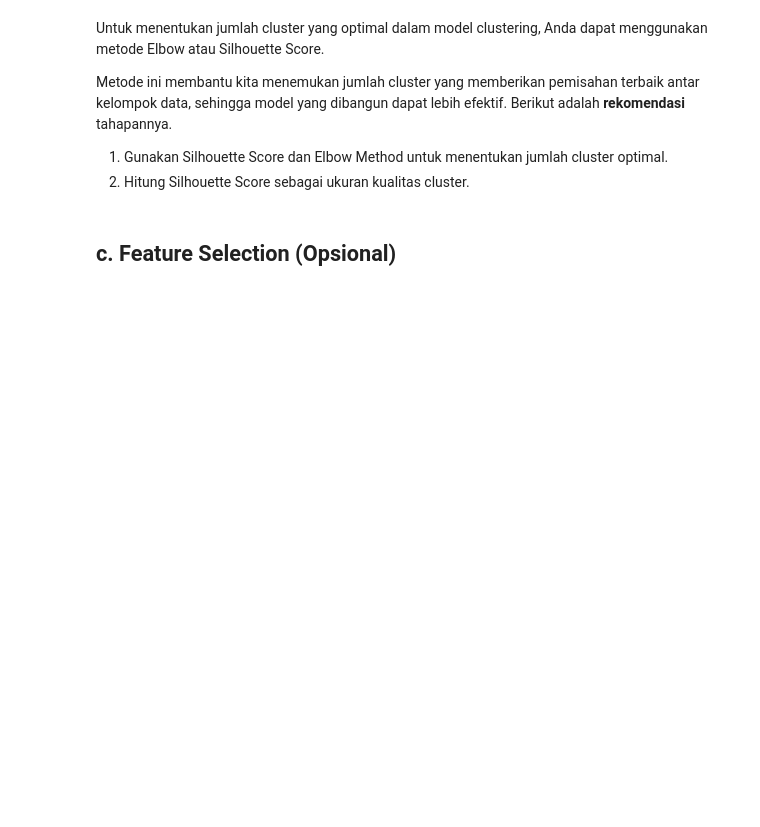
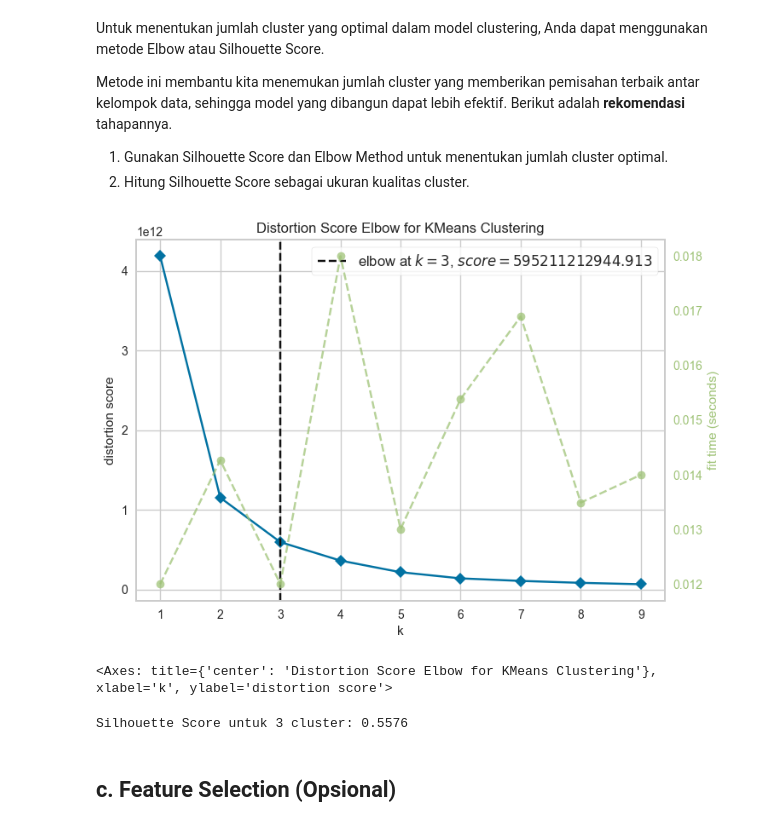
Before and after one commit to MrasyidN/belajarMachineLearning, a Jupyter notebook: Proyek/[Clustering]_Submission_Akhir_BMLP_MuhammadRasyidNurrohim.ipynb, the cells around one changed output. Saved outputs shown, nothing was run; the diff lists cells and outputs as text; code cells hidden in the pictures; blank space fills up the shorter version.

```diff
--- a/Proyek/[Clustering]_Submission_Akhir_BMLP_MuhammadRasyidNurrohim.ipynb
+++ b/Proyek/[Clustering]_Submission_Akhir_BMLP_MuhammadRasyidNurrohim.ipynb
@@ -562,3 +591,24 @@ Metode ini membantu kita menemukan jumlah cluster yang memberikan pemisahan terb
+# %%
+# melakukan clustering dengan menggunakan kmeans clustering
+kmeans = KMeans()
+
+# Inisialisasi visualizer KElbow untuk menentukan jumlah cluster optimal
+visualizer = KElbowVisualizer(kmeans, k=(1, 10))
+
+# Fit visualizer dengan data untuk menemukan jumlah cluster optimal
+visualizer.fit(data_split)
+
+# Menampilkan grafik elbow untuk analisis
+visualizer.show()
+# %% [output]
+[figure, added]
+<Axes: title={'center': 'Distortion Score Elbow for KMeans Clustering'}, xlabel='k', ylabel='distortion score'>
+# %%
+# Menghitung Silhouette Score
+silhouette_avg = silhouette_score(data_split, labels)
+print(f"Silhouette Score untuk {k} cluster: {silhouette_avg:.4f}")
+# %% [output]
+Silhouette Score untuk 3 cluster: 0.5576
 # %% [markdown]
 ## **c. Feature Selection (Opsional)**
 # %% [markdown]
```
Also changed, not shown: parts of 8 cells of this notebook.
